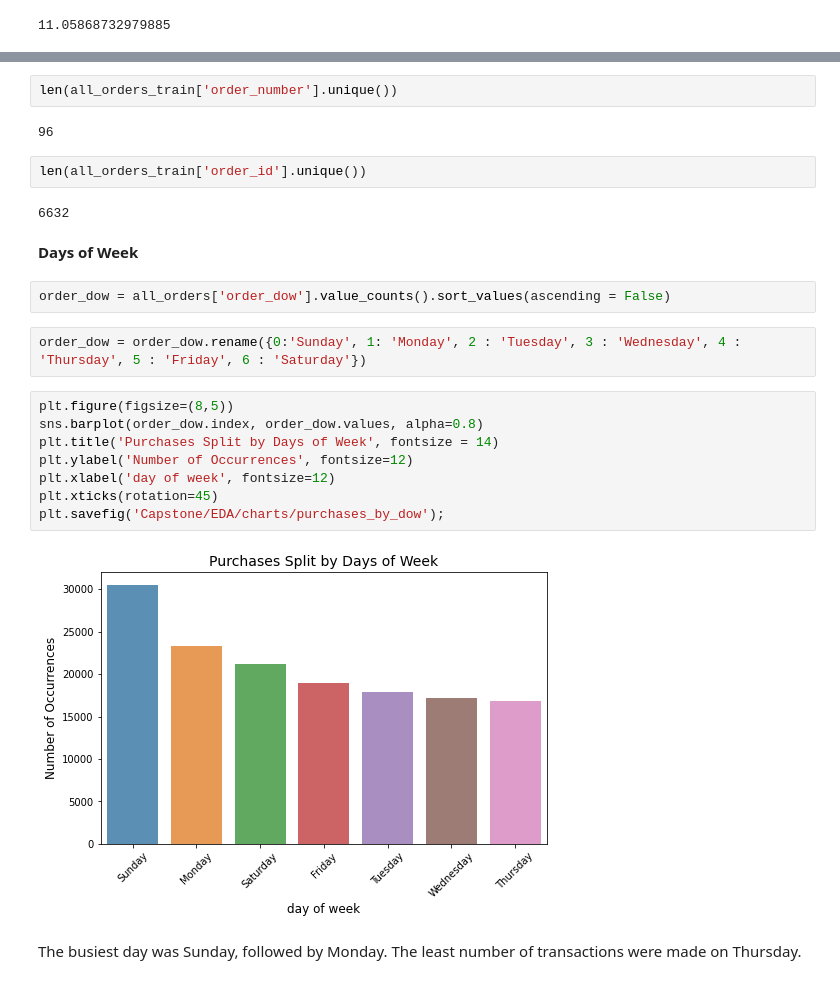
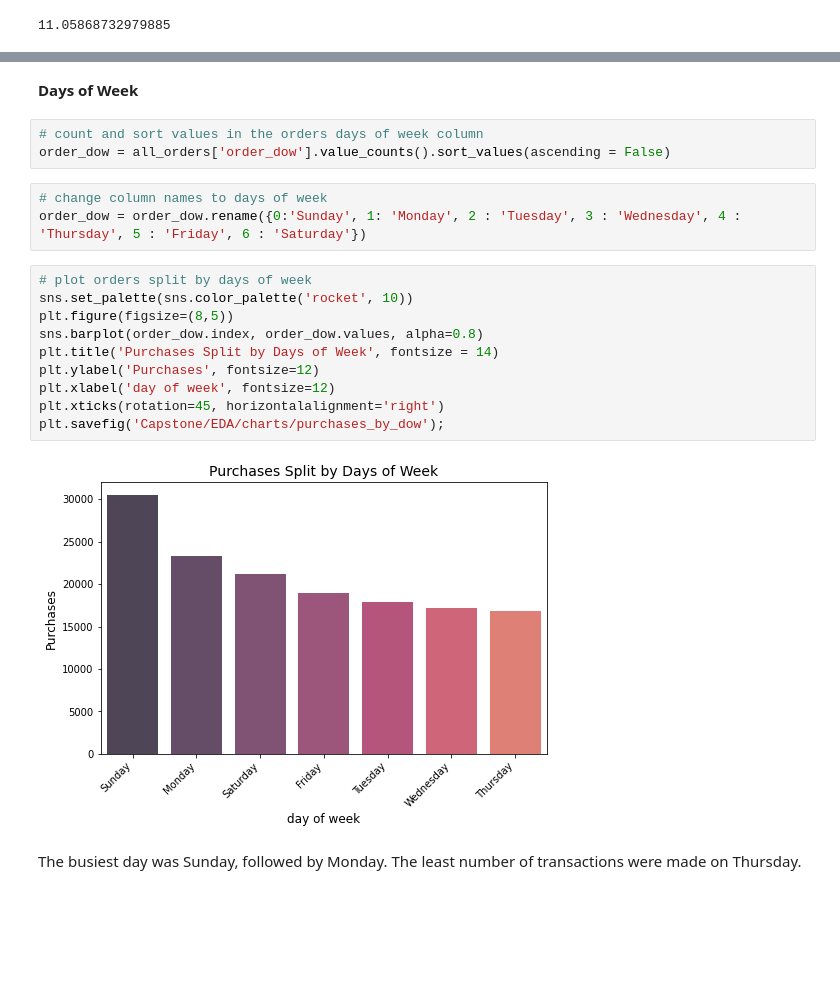
Before and after one commit to aakiyanova/Market-basket-analysis-FP-growth, a Jupyter notebook: EDA/EDA.ipynb, the cells around one changed output, grey strips where cells are left out. Saved outputs shown, nothing was run; the diff lists cells and outputs as text; blank space fills up the shorter version.

```diff
--- a/EDA/EDA.ipynb
+++ b/EDA/EDA.ipynb
@@ -74,27 +69,23 @@ len(all_orders_train['user_id'].unique())
-# %%
-len(all_orders_train['order_number'].unique())
-# %% [output]
-96
-# %%
-len(all_orders_train['order_id'].unique())
-# %% [output]
-6632
 # %% [markdown]
 **Days of Week**
 # %%
+# count and sort values in the orders days of week column
 order_dow = all_orders['order_dow'].value_counts().sort_values(ascending = False)
 # %%
+# change column names to days of week
 order_dow = order_dow.rename({0:'Sunday', 1: 'Monday', 2 : 'Tuesday', 3 : 'Wednesday', 4 : 'Thursday', 5 : 'Friday', 6 : 'Saturday'})
 # %%
+# plot orders split by days of week
+sns.set_palette(sns.color_palette('rocket', 10))
 plt.figure(figsize=(8,5))
 sns.barplot(order_dow.index, order_dow.values, alpha=0.8)
 plt.title('Purchases Split by Days of Week', fontsize = 14)
-plt.ylabel('Number of Occurrences', fontsize=12)
+plt.ylabel('Purchases', fontsize=12)
 plt.xlabel('day of week', fontsize=12)
-plt.xticks(rotation=45)
+plt.xticks(rotation=45, horizontalalignment='right')
 plt.savefig('Capstone/EDA/charts/purchases_by_dow');
 # %% [output]
-[figure, old version]
+[figure, new version]
 # %% [markdown]
 The busiest day was Sunday, followed by Monday. The least number of transactions were made on Thursday.
 # %% [markdown]
```
Also changed, not shown: parts of 41 cells of this notebook, 42 other files.
